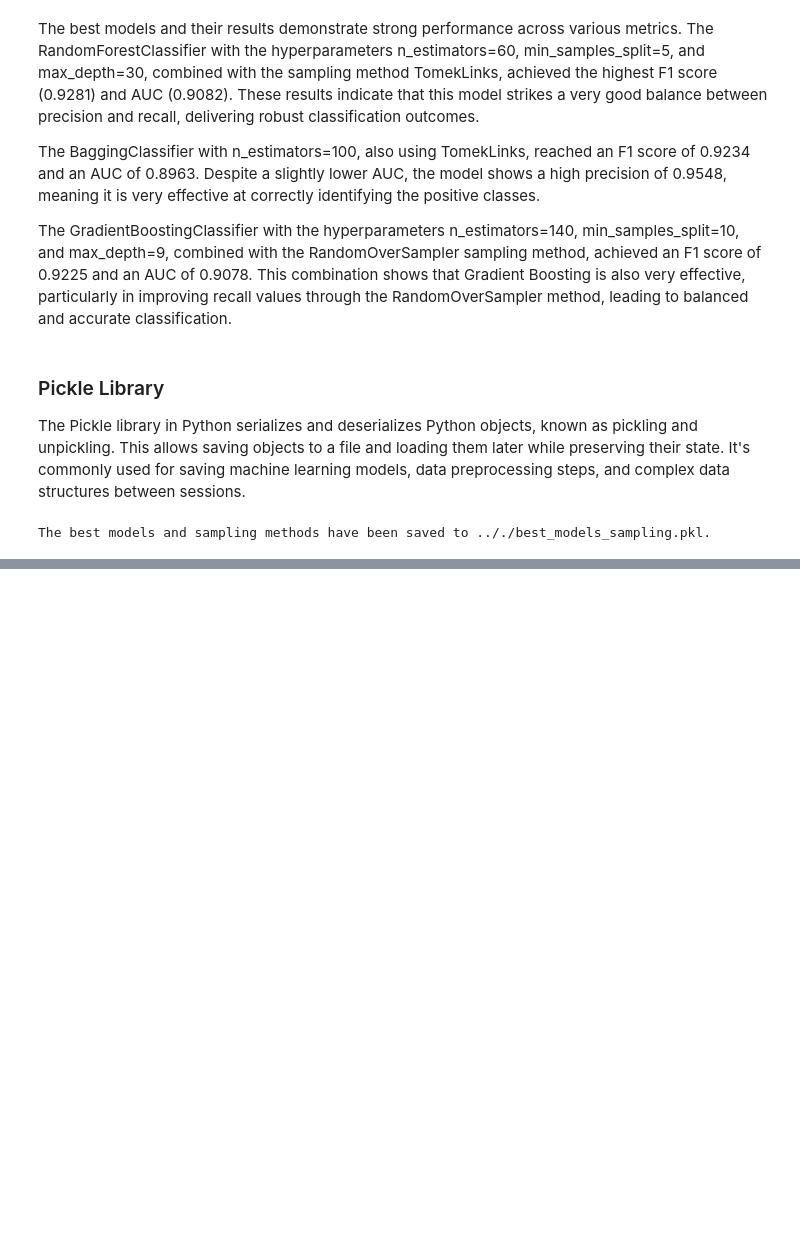
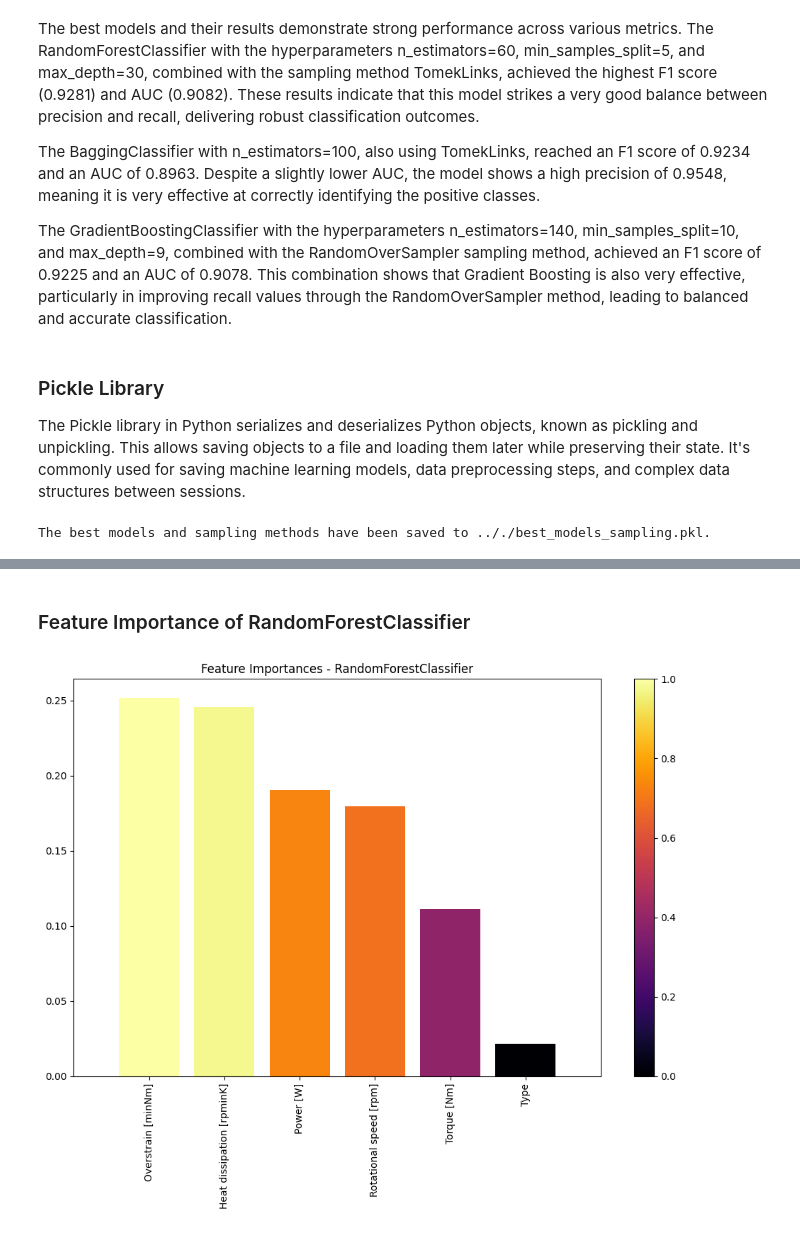
Before and after one commit to waldmjn/Predictive-Maintenance, a Jupyter notebook: DataModells.ipynb, the cells around one changed output, grey strips where cells are left out. Drawn from its saved outputs; the diff is of its cells as text; code cells hidden in the pictures; blank space fills up the shorter version.

```diff
--- a/DataModells.ipynb
+++ b/DataModells.ipynb
@@ -609,0 +527,27 @@ The best models and sampling methods have been saved to .././best_models_samplin
+# %% [markdown]
+### Feature Importance of RandomForestClassifier
+# %%
+# Ensure the model is fitted
+best_model_1 = RandomForestClassifier(n_estimators=60, min_samples_split=5, max_depth=30, criterion='entropy', random_state=42)
+best_model_1.fit(X_train, y_train)
+
+# Get feature importances
+importances = best_model_1.feature_importances_
+indices = np.argsort(importances)[::-1]
+feature_names = X_train.columns
+
+# Normalize the feature importances for color mapping
+norm_importances = (importances - np.min(importances)) / (np.max(importances) - np.min(importances))
+colors = plt.cm.inferno(norm_importances[indices])
+
+# Plot feature importances
+plt.figure(figsize=(10, 8))
+plt.title("Feature Importances - RandomForestClassifier")
+bars = plt.bar(range(X_train.shape[1]), importances[indices], align="center", color=colors)
+plt.xticks(range(X_train.shape[1]), feature_names[indices], rotation=90)
+plt.xlim([-1, X_train.shape[1]])
+plt.colorbar(plt.cm.ScalarMappable(cmap="inferno"), ax=plt.gca(), orientation="vertical")
+plt.tight_layout()
+plt.show()
+# %% [output]
+[figure, added]
```
Also changed, not shown: parts of 24 cells of this notebook.
